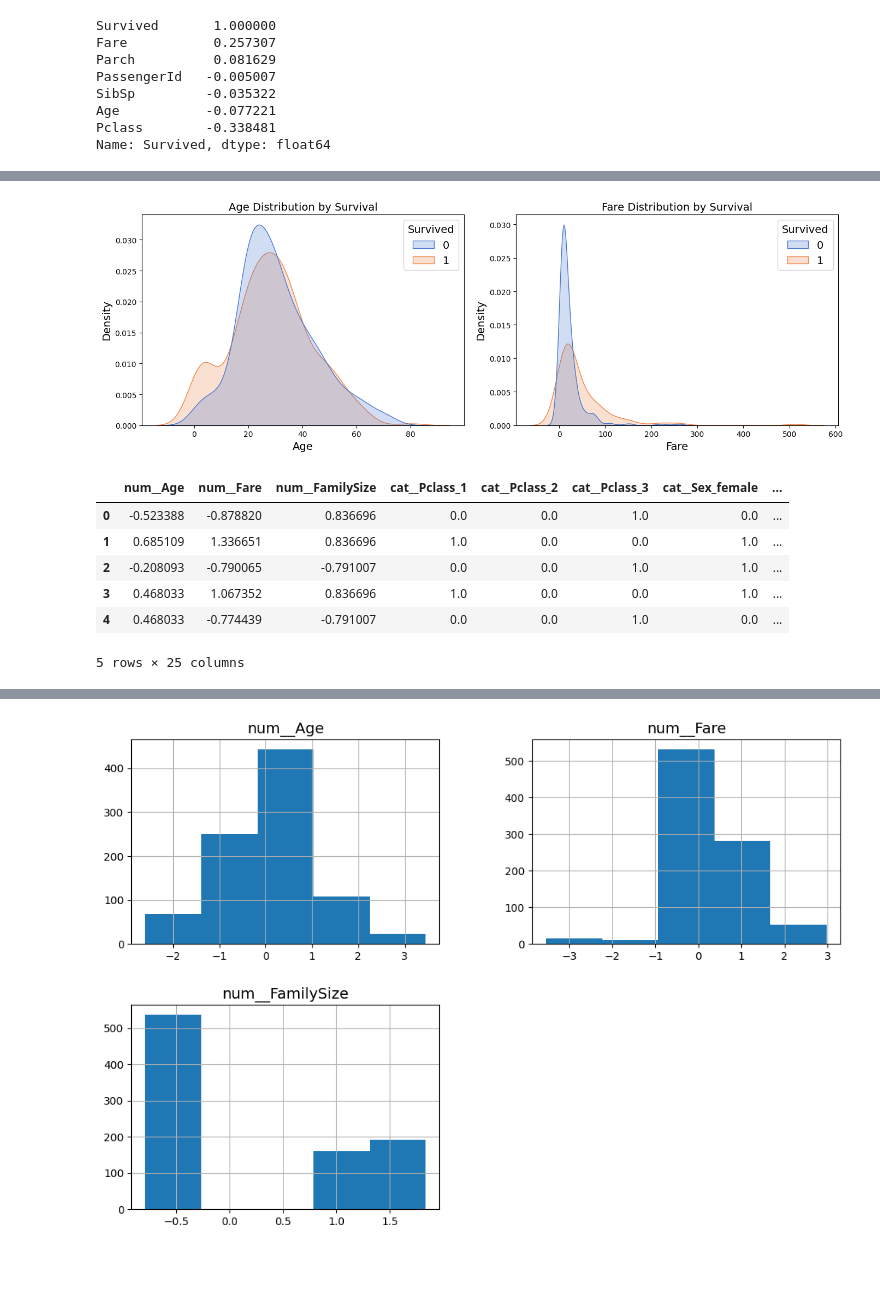
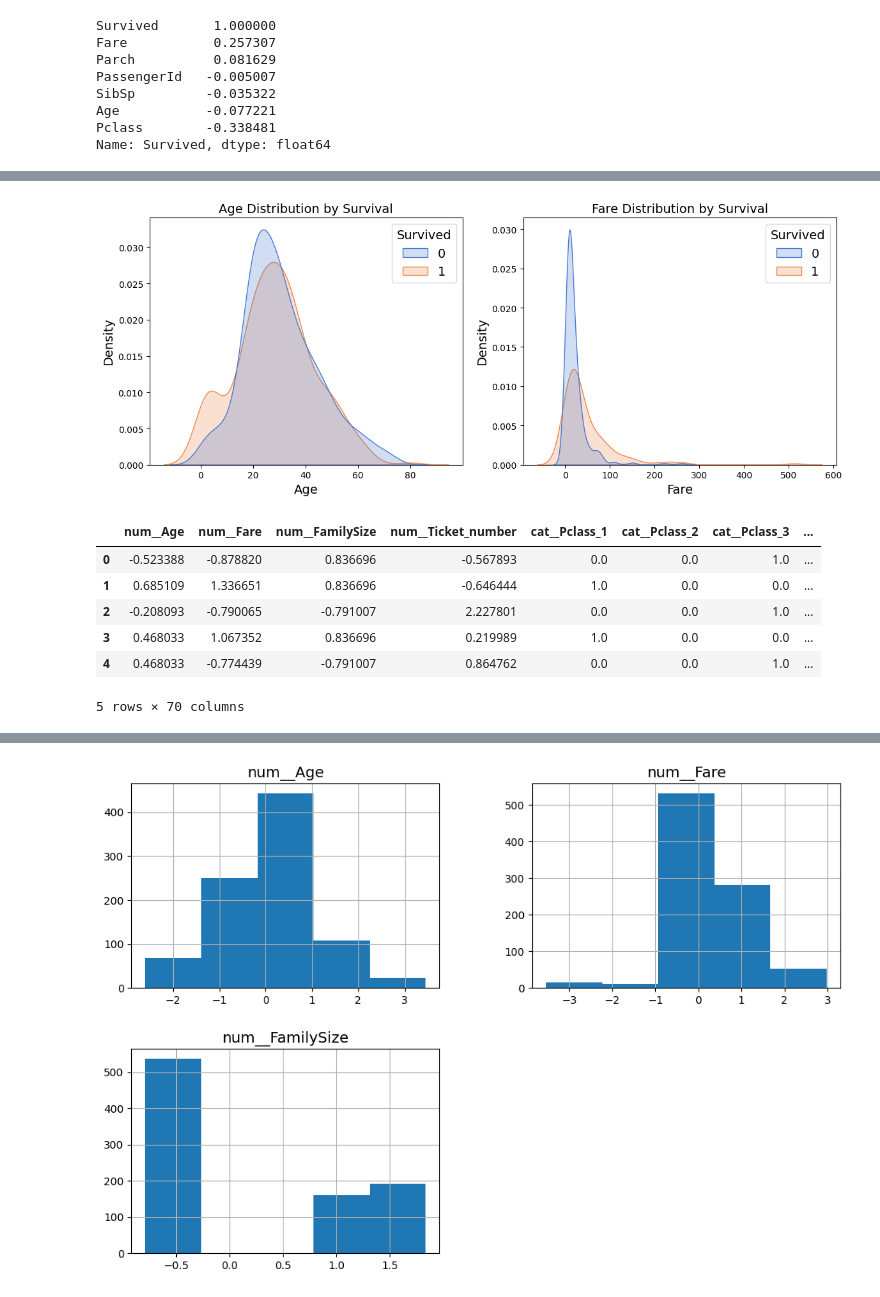
Before and after one commit to inaijin/HandsOnML-Practice, a Jupyter notebook: Supervised-Learning/Practice/Titanic.ipynb, the cells around one changed output, grey strips where cells are left out. Cells and saved outputs as stored; diff of their text form; code cells hidden in the pictures; blank space fills up the shorter version.

```diff
--- a/Supervised-Learning/Practice/Titanic.ipynb
+++ b/Supervised-Learning/Practice/Titanic.ipynb
@@ -236,36 +204,36 @@ T     0.000000      1
 # %%
-fig, axes = plt.subplots(1, 2, figsize=(14, 5))
+fig, axes = plt.subplots(1, 2, figsize=(12, 5))
 
 # Age distribution
 sns.kdeplot(
     data=train_df,
     x='Age',
     hue='Survived',
     common_norm=False,
     fill=True,
     palette='muted',
     ax=axes[0]
 )
 axes[0].set_title('Age Distribution by Survival')
 axes[0].set_xlabel('Age')
 
 # Fare distribution
 sns.kdeplot(
     data=train_df,
     x='Fare',
     hue='Survived',
     common_norm=False,
     fill=True,
     palette='muted',
     ax=axes[1]
 )
 axes[1].set_title('Fare Distribution by Survival')
 axes[1].set_xlabel('Fare')
 
 plt.tight_layout()
 plt.show()
 # %% [output]
-[figure, old version]
+[figure, new version]
 # %%
 # --- Define Custom Transformer for Cleaning & Feature Engineering ---
 
@@ -339,18 +321,15 @@ X_test_transformed  = preprocessor.transform(feature_engineer.transform(X_test))
 # %%
 featureNames = preprocessor.get_feature_names_out()
-
 dfTrainPrep = pd.DataFrame(X_train_transformed, columns=featureNames, index=X_train.index)
-dfTestPrep = pd.DataFrame(X_test_transformed, columns=featureNames, index=X_test.index)
-
 dfTrainPrep.head()
 # %% [output]
-|  | num__Age | num__Fare | num__FamilySize | cat__Pclass_1 | cat__Pclass_2 | cat__Pclass_3 | cat__Sex_female | ... |
-| 0 | -0.523388 | -0.878820 | 0.836696 | 0.0 | 0.0 | 1.0 | 0.0 | ... |
-| 1 | 0.685109 | 1.336651 | 0.836696 | 1.0 | 0.0 | 0.0 | 1.0 | ... |
-| 2 | -0.208093 | -0.790065 | -0.791007 | 0.0 | 0.0 | 1.0 | 1.0 | ... |
-| 3 | 0.468033 | 1.067352 | 0.836696 | 1.0 | 0.0 | 0.0 | 1.0 | ... |
-| 4 | 0.468033 | -0.774439 | -0.791007 | 0.0 | 0.0 | 1.0 | 0.0 | ... |
+|  | num__Age | num__Fare | num__FamilySize | num__Ticket_number | cat__Pclass_1 | cat__Pclass_2 | cat__Pclass_3 | ... |
+| 0 | -0.523388 | -0.878820 | 0.836696 | -0.567893 | 0.0 | 0.0 | 1.0 | ... |
+| 1 | 0.685109 | 1.336651 | 0.836696 | -0.646444 | 1.0 | 0.0 | 0.0 | ... |
+| 2 | -0.208093 | -0.790065 | -0.791007 | 2.227801 | 0.0 | 0.0 | 1.0 | ... |
+| 3 | 0.468033 | 1.067352 | 0.836696 | 0.219989 | 1.0 | 0.0 | 0.0 | ... |
+| 4 | 0.468033 | -0.774439 | -0.791007 | 0.864762 | 0.0 | 0.0 | 1.0 | ... |
-5 rows × 25 columns
+5 rows × 70 columns
 # %%
 dfTrainPrep.info()
 # %% [output]
```
Also changed, not shown: parts of 11 cells of this notebook, 1 other file.
